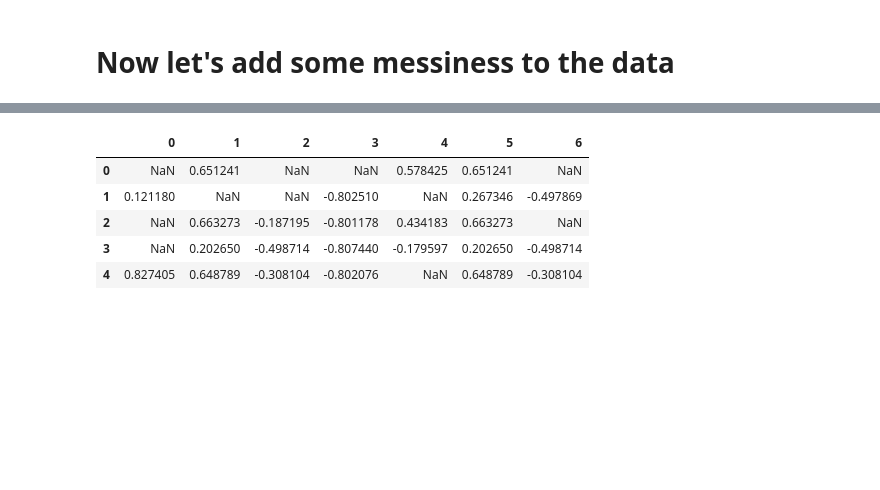
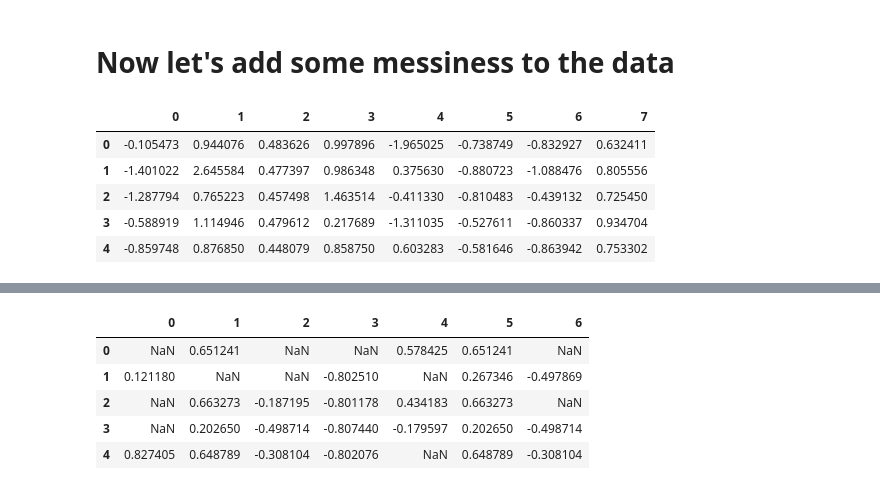
Before and after one commit to ZWMiller/machine_learning_from_scratch, a Jupyter notebook: notebooks/assorted_algorithms/make_regression.ipynb, the cells around one changed output, grey strips where cells are left out. Drawn from its saved outputs; the diff is of its cells as text; code cells hidden in the pictures; blank space fills up the shorter version.

```diff
--- a/notebooks/assorted_algorithms/make_regression.ipynb
+++ b/notebooks/assorted_algorithms/make_regression.ipynb
@@ -146,7 +174,15 @@ plt.plot([min(y),max(y)],[min(pred),max(pred)],'r');
 # Now let's add some messiness to the data
 # %%
 mr2 = make_regression()
-X,y = mr2.build_dataset(num_feat=5)
+X,y = mr2.build_dataset(num_feat=8, random_state=42)
+pd.DataFrame(X).head()
+# %% [output]
+|  | 0 | 1 | 2 | 3 | 4 | 5 | 6 | 7 |
+| 0 | -0.105473 | 0.944076 | 0.483626 | 0.997896 | -1.965025 | -0.738749 | -0.832927 | 0.632411 |
+| 1 | -1.401022 | 2.645584 | 0.477397 | 0.986348 | 0.375630 | -0.880723 | -1.088476 | 0.805556 |
+| 2 | -1.287794 | 0.765223 | 0.457498 | 1.463514 | -0.411330 | -0.810483 | -0.439132 | 0.725450 |
+| 3 | -0.588919 | 1.114946 | 0.479612 | 0.217689 | -1.311035 | -0.527611 | -0.860337 | 0.934704 |
+| 4 | -0.859748 | 0.876850 | 0.448079 | 0.858750 | 0.603283 | -0.581646 | -0.863942 | 0.753302 |
 # %%
 pd.DataFrame(mr2.muck_up_data(X, add_nan=False)).head()
 # %% [output]
```
Also changed, not shown: parts of 8 cells of this notebook, 1 other file.
